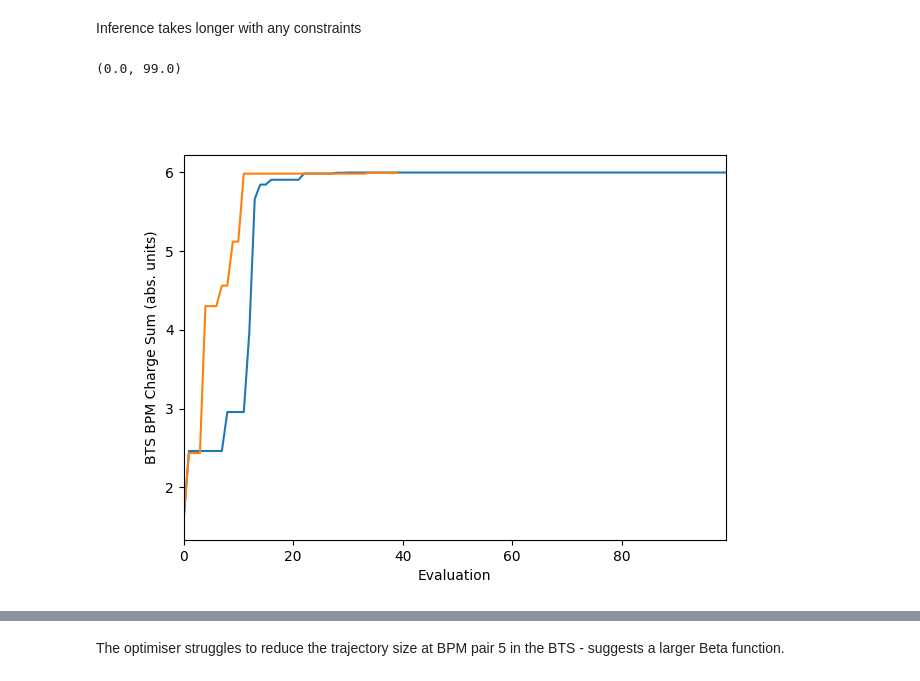
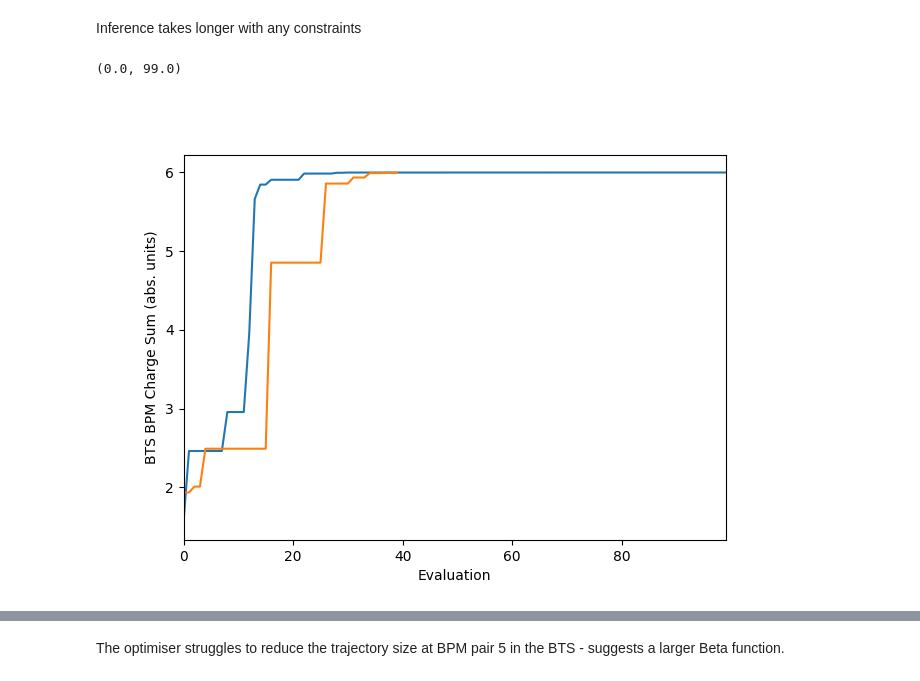
Before and after one commit to muonsontoast/pipelines, a Jupyter notebook: datadump/constraint-impact-EI/analysis.ipynb, the cells around one changed output, grey strips where cells are left out. Saved outputs shown, nothing was run; the diff lists cells and outputs as text; code cells hidden in the pictures.

```diff
--- a/datadump/constraint-impact-EI/analysis.ipynb
+++ b/datadump/constraint-impact-EI/analysis.ipynb
@@ -34,14 +34,14 @@ ax[1].set_ylim(1, 6)
 Inference takes longer with any constraints
 # %%
 baseline = pd.read_csv(Path('EI-no-constraints-10-samples-90-steps-pm3') / '2026-02-13__10-09-00.csv')
-withConstraints = pd.read_csv('../2026-02-13__21-25-39.csv')
+withConstraints = pd.read_csv('../2026-02-13__21-56-55.csv')
 fig, ax = plt.subplots(1, 1, figsize = (7, 5))
 objectiveIdx = 14
 ax.plot(range(baseline.shape[0]), np.maximum.accumulate(baseline.iloc[:, objectiveIdx]))
 ax.plot(range(withConstraints.shape[0]), np.maximum.accumulate(withConstraints.iloc[:, objectiveIdx]))
 ax.set_xlabel('Evaluation')
 ax.set_ylabel('BTS BPM Charge Sum (abs. units)')
 ax.set_xlim(0, 99)
 # %% [output]
 (0.0, 99.0)
-[figure, old version]
+[figure, new version]
```
Also changed, not shown: parts of 4 cells of this notebook, 7 other files.
